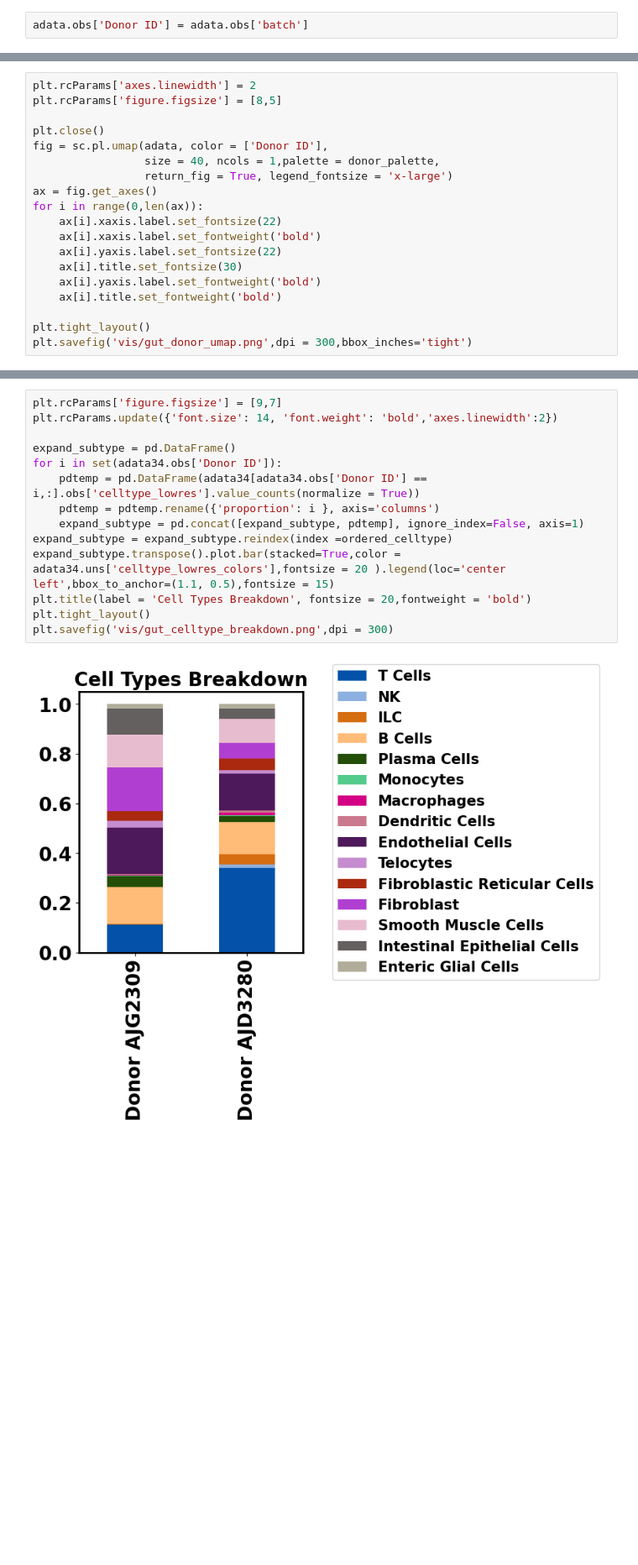
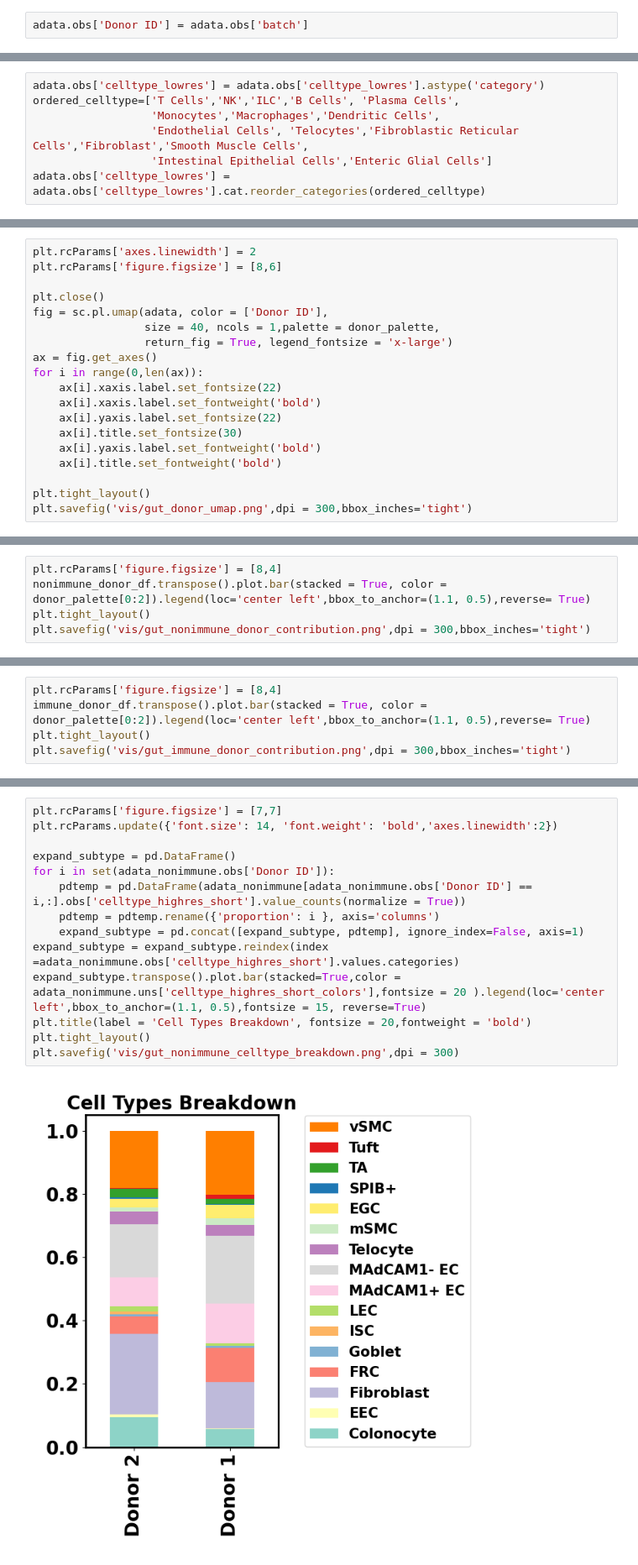
Before and after one commit to Ran-x2/gut-liver-whole-tissue, a Jupyter notebook: gut_visualization.ipynb, the cells around one changed output, grey strips where cells are left out. Shown at 84% size. Saved outputs shown, nothing was run; the diff lists cells and outputs as text; blank space fills up the shorter version.

```diff
--- a/gut_visualization.ipynb
+++ b/gut_visualization.ipynb
@@ -57,0 +140,7 @@ adata.obs['celltype_lowres'] = adata.obs['celltype_lowres'].cat.reorder_categori
+# %%
+adata.obs['celltype_lowres'] = adata.obs['celltype_lowres'].astype('category')
+ordered_celltype=['T Cells','NK','ILC','B Cells', 'Plasma Cells',
+                  'Monocytes','Macrophages','Dendritic Cells',
+                  'Endothelial Cells', 'Telocytes','Fibroblastic Reticular Cells','Fibroblast','Smooth Muscle Cells',
+                  'Intestinal Epithelial Cells','Enteric Glial Cells']
+adata.obs['celltype_lowres'] = adata.obs['celltype_lowres'].cat.reorder_categories(ordered_celltype)
@@ -79,7 +368,7 @@ plt.savefig('vis/gut_celltype_low_umap.png',dpi = 300,bbox_inches='tight')
 [figure]
 # %%
 plt.rcParams['axes.linewidth'] = 2
-plt.rcParams['figure.figsize'] = [8,5]
+plt.rcParams['figure.figsize'] = [8,6]
 
 plt.close()
 fig = sc.pl.umap(adata, color = ['Donor ID'],
@@ -100,0 +393,5 @@ plt.savefig('vis/gut_donor_umap.png',dpi = 300,bbox_inches='tight')
+# %%
+plt.rcParams['figure.figsize'] = [8,4]
+nonimmune_donor_df.transpose().plot.bar(stacked = True, color = donor_palette[0:2]).legend(loc='center left',bbox_to_anchor=(1.1, 0.5),reverse= True)
+plt.tight_layout()
+plt.savefig('vis/gut_nonimmune_donor_contribution.png',dpi = 300,bbox_inches='tight')
@@ -100,0 +403,5 @@ plt.savefig('vis/gut_donor_umap.png',dpi = 300,bbox_inches='tight')
+# %%
+plt.rcParams['figure.figsize'] = [8,4]
+immune_donor_df.transpose().plot.bar(stacked = True, color = donor_palette[0:2]).legend(loc='center left',bbox_to_anchor=(1.1, 0.5),reverse= True)
+plt.tight_layout()
+plt.savefig('vis/gut_immune_donor_contribution.png',dpi = 300,bbox_inches='tight')
@@ -105,16 +413,16 @@ adata34 = adata[adata.obs['batch'].isin(['3','4'])]
 # %%
-plt.rcParams['figure.figsize'] = [9,7]
+plt.rcParams['figure.figsize'] = [7,7]
 plt.rcParams.update({'font.size': 14, 'font.weight': 'bold','axes.linewidth':2})
 
 expand_subtype = pd.DataFrame()
-for i in set(adata34.obs['Donor ID']):
-    pdtemp = pd.DataFrame(adata34[adata34.obs['Donor ID'] == i,:].obs['celltype_lowres'].value_counts(normalize = True))
+for i in set(adata_nonimmune.obs['Donor ID']):
+    pdtemp = pd.DataFrame(adata_nonimmune[adata_nonimmune.obs['Donor ID'] == i,:].obs['celltype_highres_short'].value_counts(normalize = True))
     pdtemp = pdtemp.rename({'proportion': i }, axis='columns')
     expand_subtype = pd.concat([expand_subtype, pdtemp], ignore_index=False, axis=1)
-expand_subtype = expand_subtype.reindex(index =ordered_celltype)
-expand_subtype.transpose().plot.bar(stacked=True,color = adata34.uns['celltype_lowres_colors'],fontsize = 20 ).legend(loc='center left',bbox_to_anchor=(1.1, 0.5),fontsize = 15)
+expand_subtype = expand_subtype.reindex(index =adata_nonimmune.obs['celltype_highres_short'].values.categories)
+expand_subtype.transpose().plot.bar(stacked=True,color = adata_nonimmune.uns['celltype_highres_short_colors'],fontsize = 20 ).legend(loc='center left',bbox_to_anchor=(1.1, 0.5),fontsize = 15, reverse=True)
 plt.title(label = 'Cell Types Breakdown', fontsize = 20,fontweight = 'bold')
 plt.tight_layout()
-plt.savefig('vis/gut_celltype_breakdown.png',dpi = 300)
+plt.savefig('vis/gut_nonimmune_celltype_breakdown.png',dpi = 300)
 # %% [output]
-[figure, old version]
+[figure, new version]
```
Also changed, not shown: parts of 37 cells of this notebook, 1 other file.
